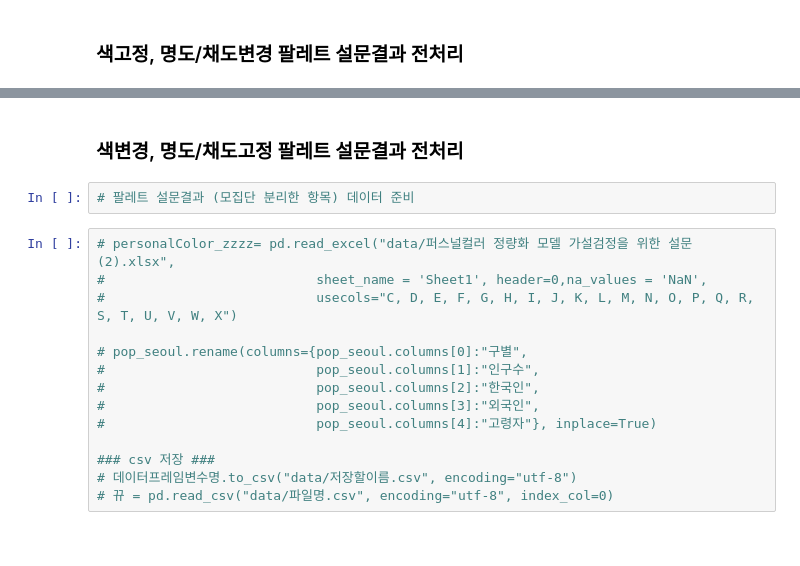
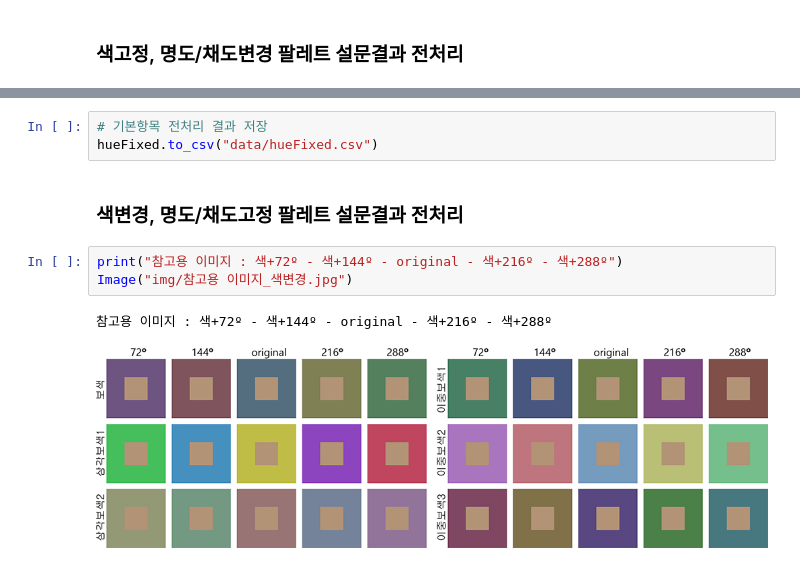
Before and after one commit to slmteruto/CAI, a Jupyter notebook: jay/Statistical hypothesis testing/Survey_preprocessing.ipynb, the cells around one changed output, grey strips where cells are left out. Cells and saved outputs as stored; diff of their text form.

```diff
--- a/jay/Statistical hypothesis testing/Survey_preprocessing.ipynb
+++ b/jay/Statistical hypothesis testing/Survey_preprocessing.ipynb
@@ -294,18 +327,11 @@ h-f triangle comp 1
+# %%
+# 기본항목 전처리 결과 저장
+hueFixed.to_csv("data/hueFixed.csv")
 # %% [markdown]
 ### 색변경, 명도/채도고정 팔레트 설문결과 전처리
-# %%
-# 팔레트 설문결과 (모집단 분리한 항목) 데이터 준비
-# %%
-# personalColor_zzzz= pd.read_excel("data/퍼스널컬러 정량화 모델 가설검정을 위한 설문 (2).xlsx",
-#                           sheet_name = 'Sheet1', header=0,na_values = 'NaN',
-#                           usecols="C, D, E, F, G, H, I, J, K, L, M, N, O, P, Q, R, S, T, U, V, W, X")
-
-# pop_seoul.rename(columns={pop_seoul.columns[0]:"구별",
-#                           pop_seoul.columns[1]:"인구수",
-#                           pop_seoul.columns[2]:"한국인",
-#                           pop_seoul.columns[3]:"외국인",
-#                           pop_seoul.columns[4]:"고령자"}, inplace=True)
-
-### csv 저장 ###
-# 데이터프레임변수명.to_csv("data/저장할이름.csv", encoding="utf-8")
-# 뀨 = pd.read_csv("data/파일명.csv", encoding="utf-8", index_col=0)
+# %%
+print("참고용 이미지 : 색+72º - 색+144º - original - 색+216º - 색+288º")
+Image("img/참고용 이미지_색변경.jpg")
+# %% [output]
+참고용 이미지 : 색+72º - 색+144º - original - 색+216º - 색+288º
+[figure, added]
```
Also changed, not shown: parts of 12 cells of this notebook, 5 other files.
